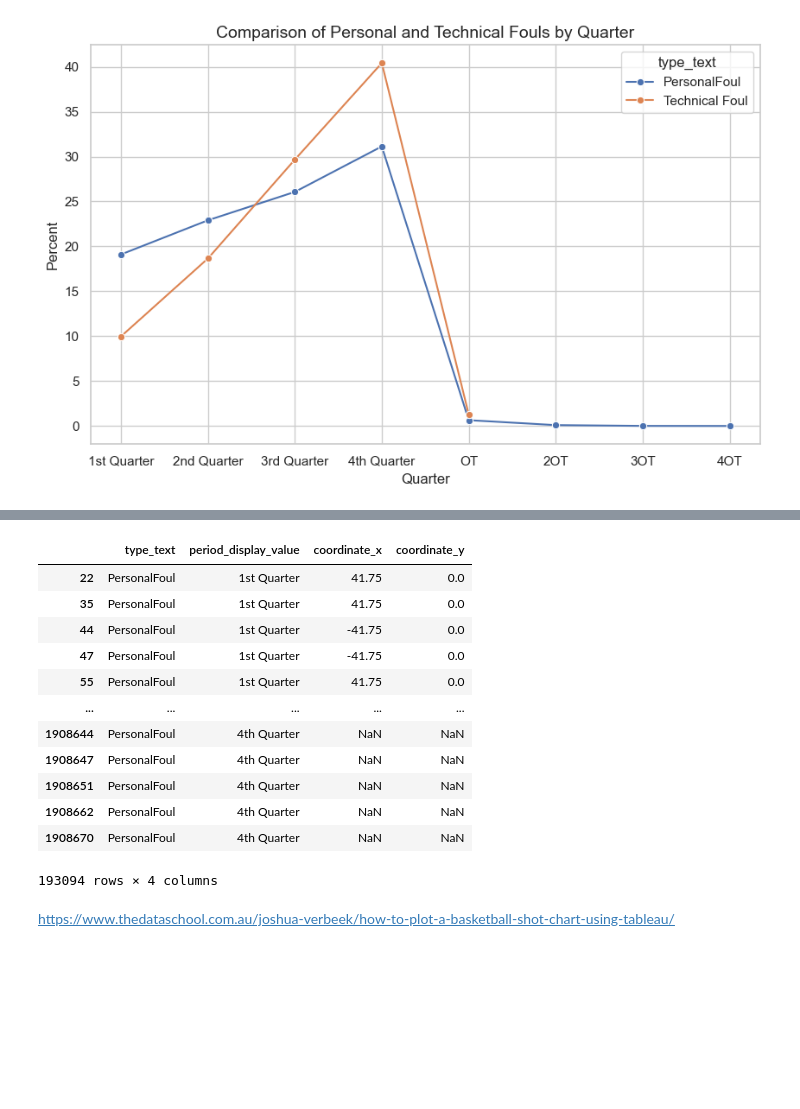
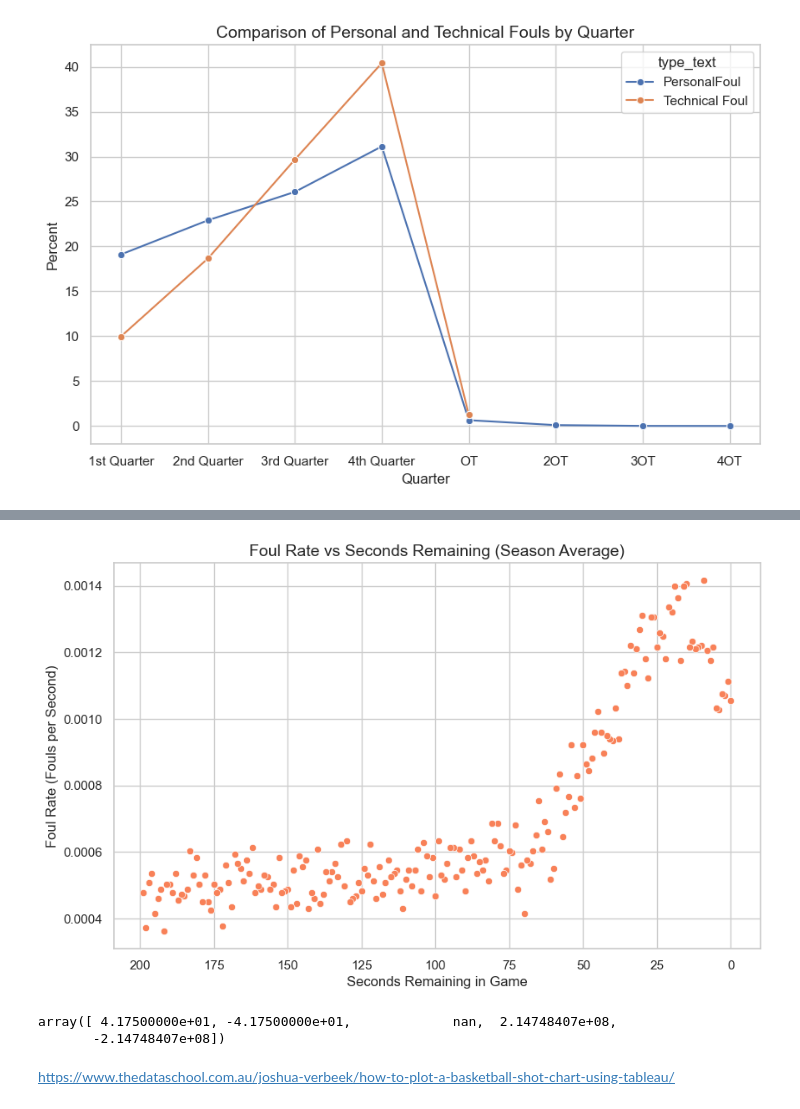
Before and after one commit to aimeejohnson/ncaa-basketball-capstone, a Jupyter notebook: notebooks/foul_analysis.ipynb, the cells around one changed output, grey strips where cells are left out. Saved outputs shown, nothing was run; the diff lists cells and outputs as text; code cells hidden in the pictures; blank space fills up the shorter version.

```diff
--- a/notebooks/foul_analysis.ipynb
+++ b/notebooks/foul_analysis.ipynb
@@ -314,19 +442,25 @@ plt.show()
+# %%
+last_seconds = foul_data[foul_data['end_game_seconds_remaining'] < 200]
+# %%
+plt.figure(figsize=(10, 6))
+sns.scatterplot(x='end_game_seconds_remaining', y='foul_rate_per_second', data=last_seconds, color = '#F88158')
+
+# Adding labels and title
+plt.title('Foul Rate vs Seconds Remaining (Season Average)', fontsize=14)
+plt.xlabel('Seconds Remaining in Game', fontsize=12)
+plt.ylabel('Foul Rate (Fouls per Second)', fontsize=12)
+plt.gca().invert_xaxis() #Puts x-axis in decending order
+
+# Show the plot
+plt.show()
+# %% [output]
+[figure, added]
 # %%
 ncaa_fouls[['type_text','period_display_value','coordinate_x', 'coordinate_y']]
+ncaa_fouls['coordinate_x'].unique()
 # %% [output]
-|  | type_text | period_display_value | coordinate_x | coordinate_y |
-| 22 | PersonalFoul | 1st Quarter | 41.75 | 0.0 |
-| 35 | PersonalFoul | 1st Quarter | 41.75 | 0.0 |
-| 44 | PersonalFoul | 1st Quarter | -41.75 | 0.0 |
-| 47 | PersonalFoul | 1st Quarter | -41.75 | 0.0 |
-| 55 | PersonalFoul | 1st Quarter | 41.75 | 0.0 |
-| ... | ... | ... | ... | ... |
-| 1908644 | PersonalFoul | 4th Quarter | NaN | NaN |
-| 1908647 | PersonalFoul | 4th Quarter | NaN | NaN |
-| 1908651 | PersonalFoul | 4th Quarter | NaN | NaN |
-| 1908662 | PersonalFoul | 4th Quarter | NaN | NaN |
-| 1908670 | PersonalFoul | 4th Quarter | NaN | NaN |
-193094 rows × 4 columns
+array([ 4.17500000e+01, -4.17500000e+01,             nan,  2.14748407e+08,
+       -2.14748407e+08])
 # %%
 ncaa_fouls.to_csv('ncaa_fouls.csv', index=False)
 # %% [markdown]
```
Also changed, not shown: parts of 10 cells of this notebook.
